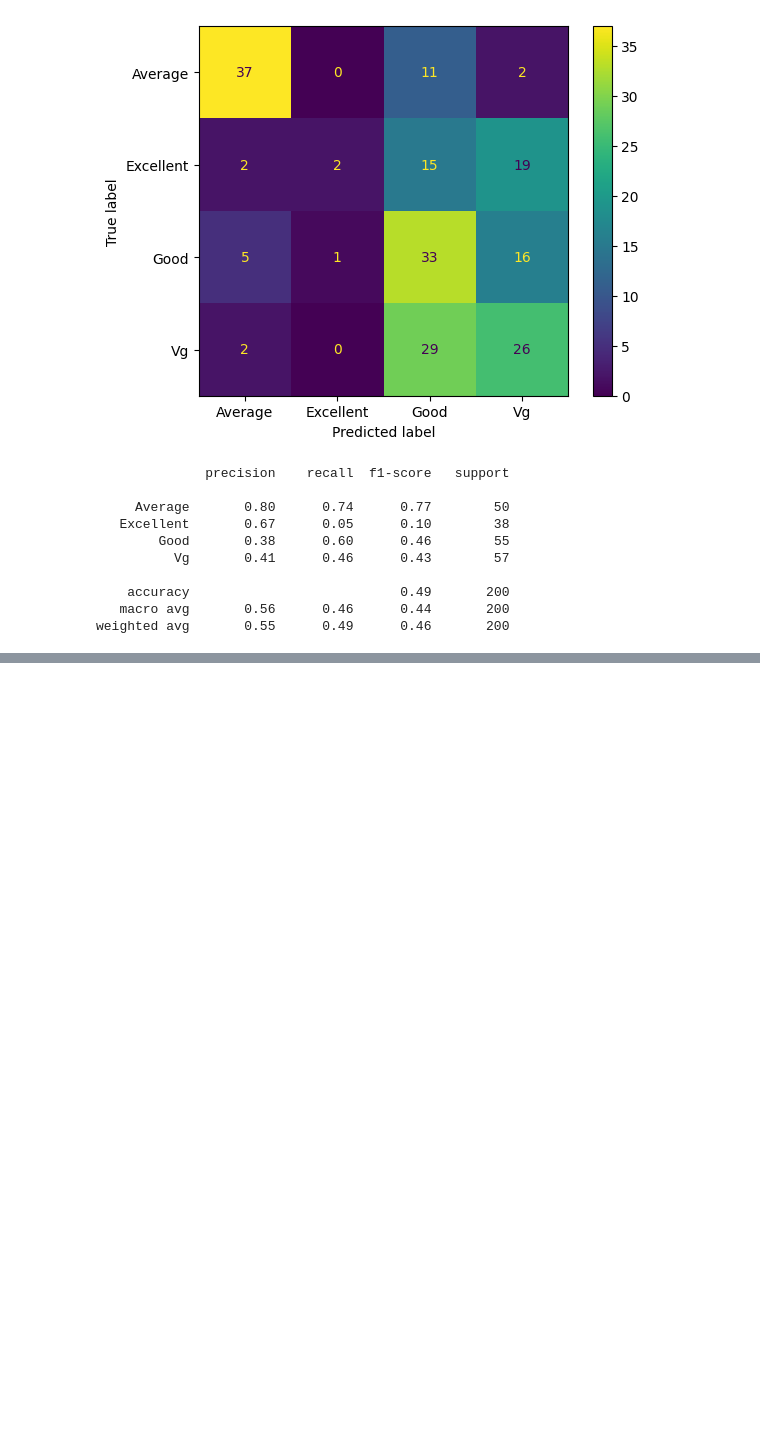
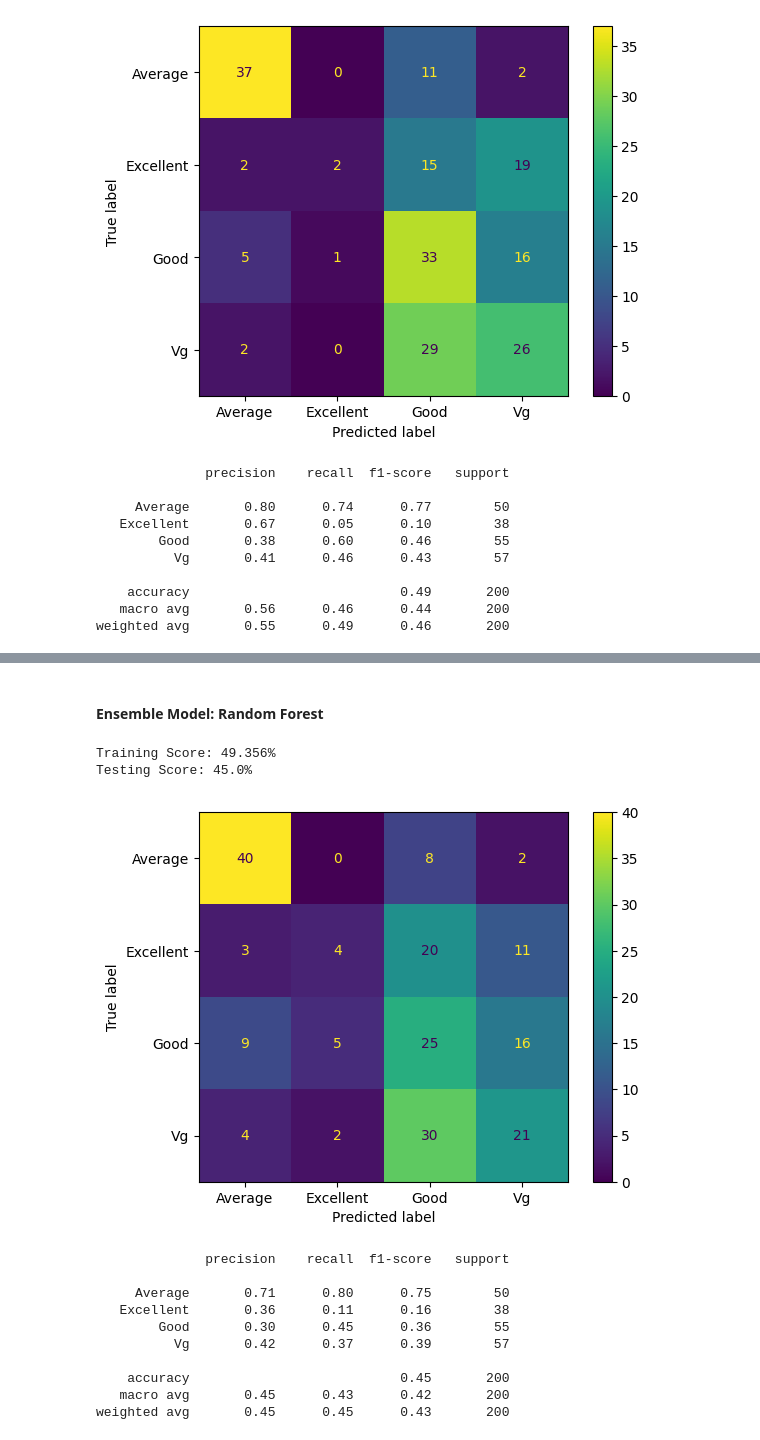
Before and after one commit to Purinat33/Machine-Learning-Project-1, a Jupyter notebook: proj1.ipynb, the cells around one changed output, grey strips where cells are left out. Saved outputs shown, nothing was run; the diff lists cells and outputs as text; code cells hidden in the pictures; blank space fills up the shorter version.

```diff
--- a/proj1.ipynb
+++ b/proj1.ipynb
@@ -411,0 +457,20 @@ weighted avg       0.55      0.49      0.46       200
+# %% [markdown]
+#### Ensemble Model: Random Forest
+# %%
+from sklearn.ensemble import RandomForestClassifier
+
+learn(RandomForestClassifier())
+# %% [output]
+Training Score: 49.356%
+Testing Score: 45.0%
+[figure, added]
+              precision    recall  f1-score   support
+
+     Average       0.71      0.80      0.75        50
+   Excellent       0.36      0.11      0.16        38
+        Good       0.30      0.45      0.36        55
+          Vg       0.42      0.37      0.39        57
+
+    accuracy                           0.45       200
+   macro avg       0.45      0.43      0.42       200
+weighted avg       0.45      0.45      0.43       200
```
Also changed, not shown: parts of 26 cells of this notebook.
